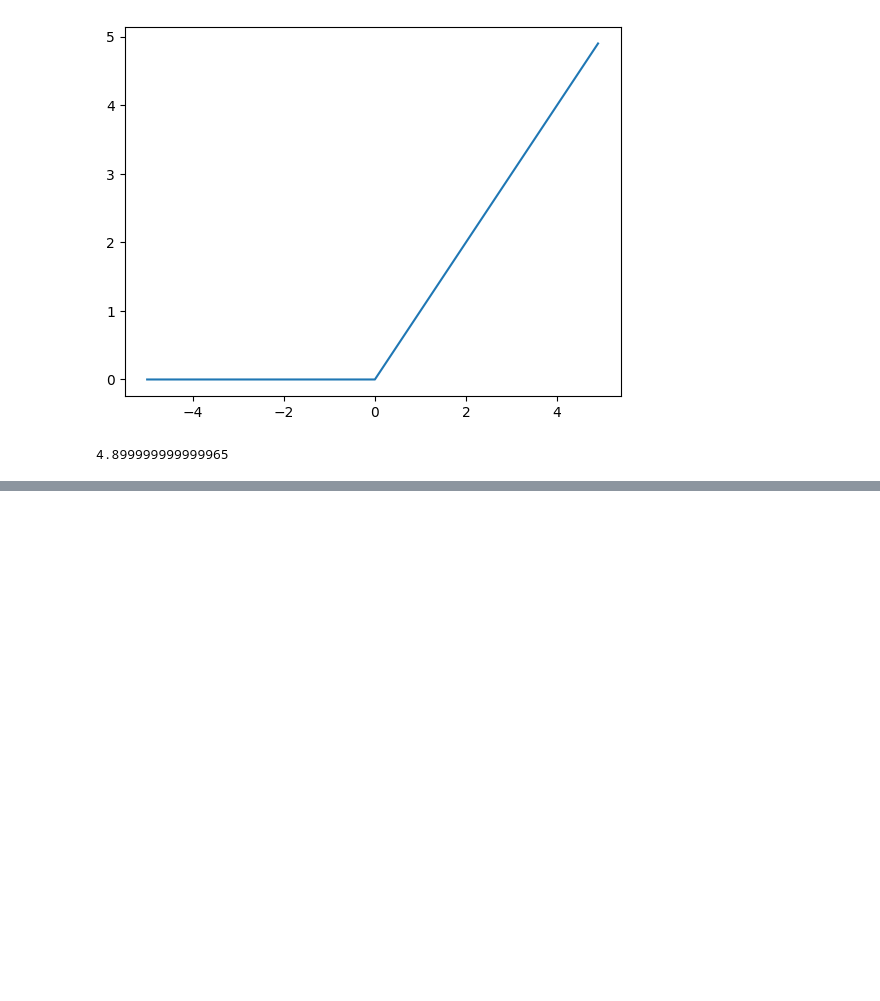
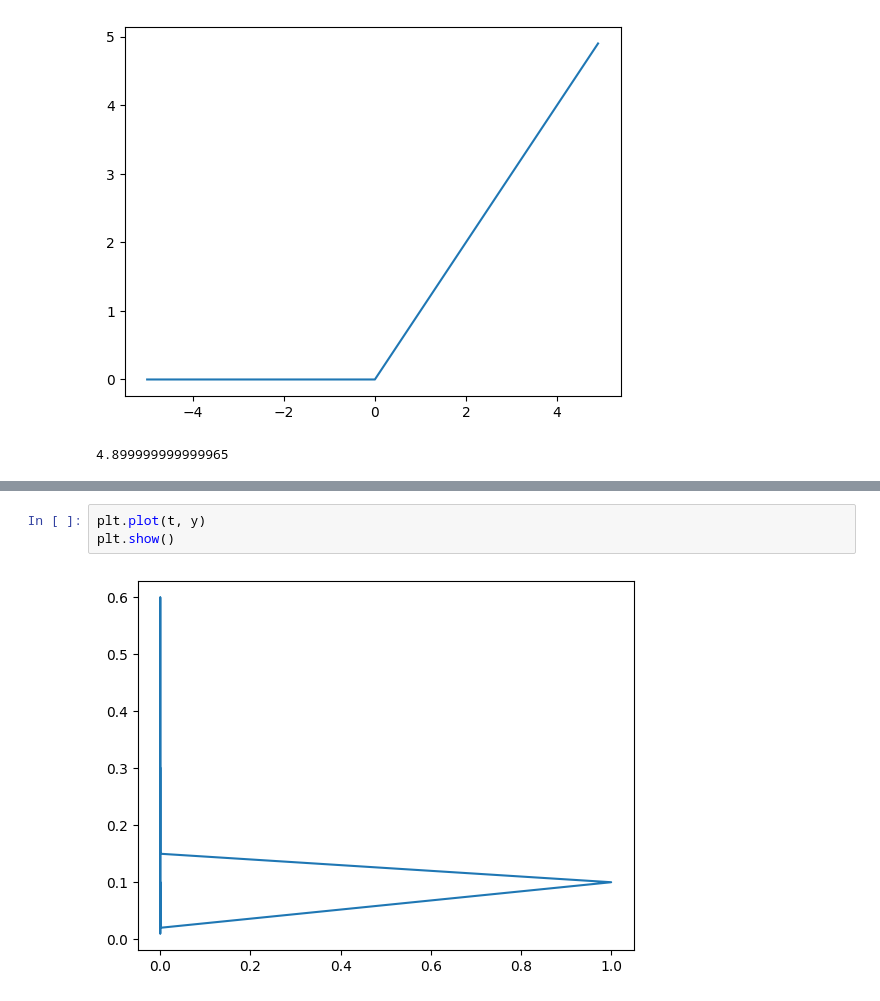
Before and after one commit to leekh8/Colaboratory, a Jupyter notebook: ex06_활성화함수_손실함수_오차역전파.ipynb, the cells around one changed output, grey strips where cells are left out. Cells and saved outputs as stored; diff of their text form; blank space fills up the shorter version.

```diff
--- a/ex06_활성화함수_손실함수_오차역전파.ipynb
+++ b/ex06_활성화함수_손실함수_오차역전파.ipynb
@@ -101,0 +156,5 @@ y.max()
+# %%
+plt.plot(t, y)
+plt.show()
+# %% [output]
+[figure, added]
```
Also changed, not shown: parts of 9 cells of this notebook.
